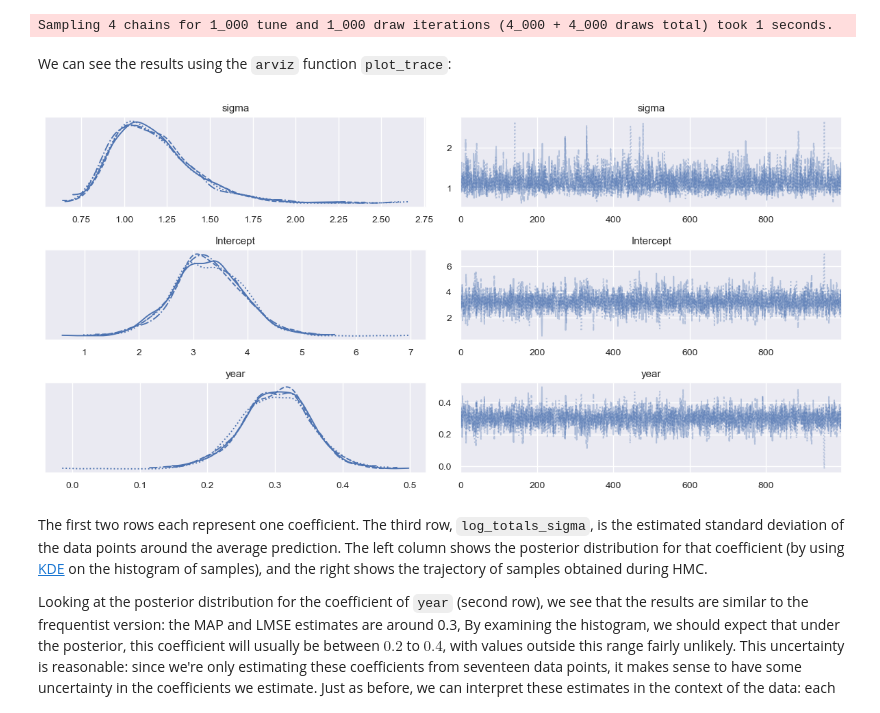
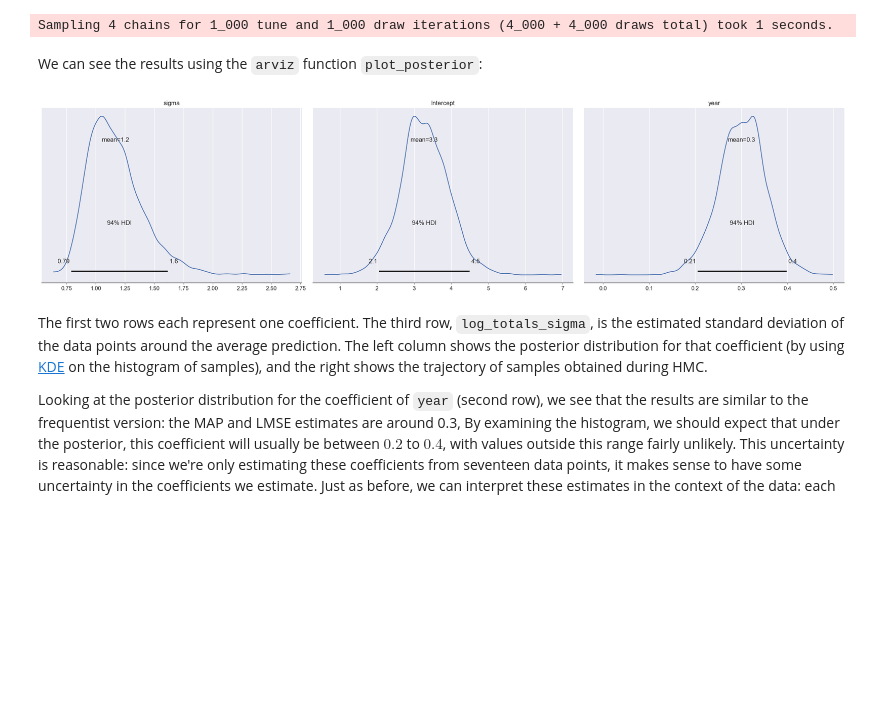
Before and after one commit to ds-102/ds-102-book, a Jupyter notebook: ds-102-book/content/chapters/03/03_glms.ipynb, the cells around one changed output. Saved outputs shown, nothing was run; the diff lists cells and outputs as text; code cells hidden in the pictures; blank space fills up the shorter version.

```diff
--- a/ds-102-book/content/chapters/03/03_glms.ipynb
+++ b/ds-102-book/content/chapters/03/03_glms.ipynb
@@ -175,12 +175,12 @@ NUTS: [sigma, Intercept, year]
 [interactive output not drawn]
 Sampling 4 chains for 1_000 tune and 1_000 draw iterations (4_000 + 4_000 draws total) took 1 seconds.
 # %% [markdown]
-We can see the results using the `arviz` function `plot_trace`:
+We can see the results using the `arviz` function `plot_posterior`:
 # %%
-az.plot_trace(gaussian_trace)
+az.plot_posterior(gaussian_trace)
 plt.tight_layout()
 # %% [output]
-[figure, old version]
+[figure, new version]
 # %% [markdown]
 The first two rows each represent one coefficient. The third row, `log_totals_sigma`, is the estimated standard deviation of the data points around the average prediction. The left column shows the posterior distribution for that coefficient (by using [KDE](https://en.wikipedia.org/wiki/Kernel_density_estimation) on the histogram of samples), and the right shows the trajectory of samples obtained during HMC.
 
```
Also changed, not shown: parts of 7 cells of this notebook, 1 other file.
